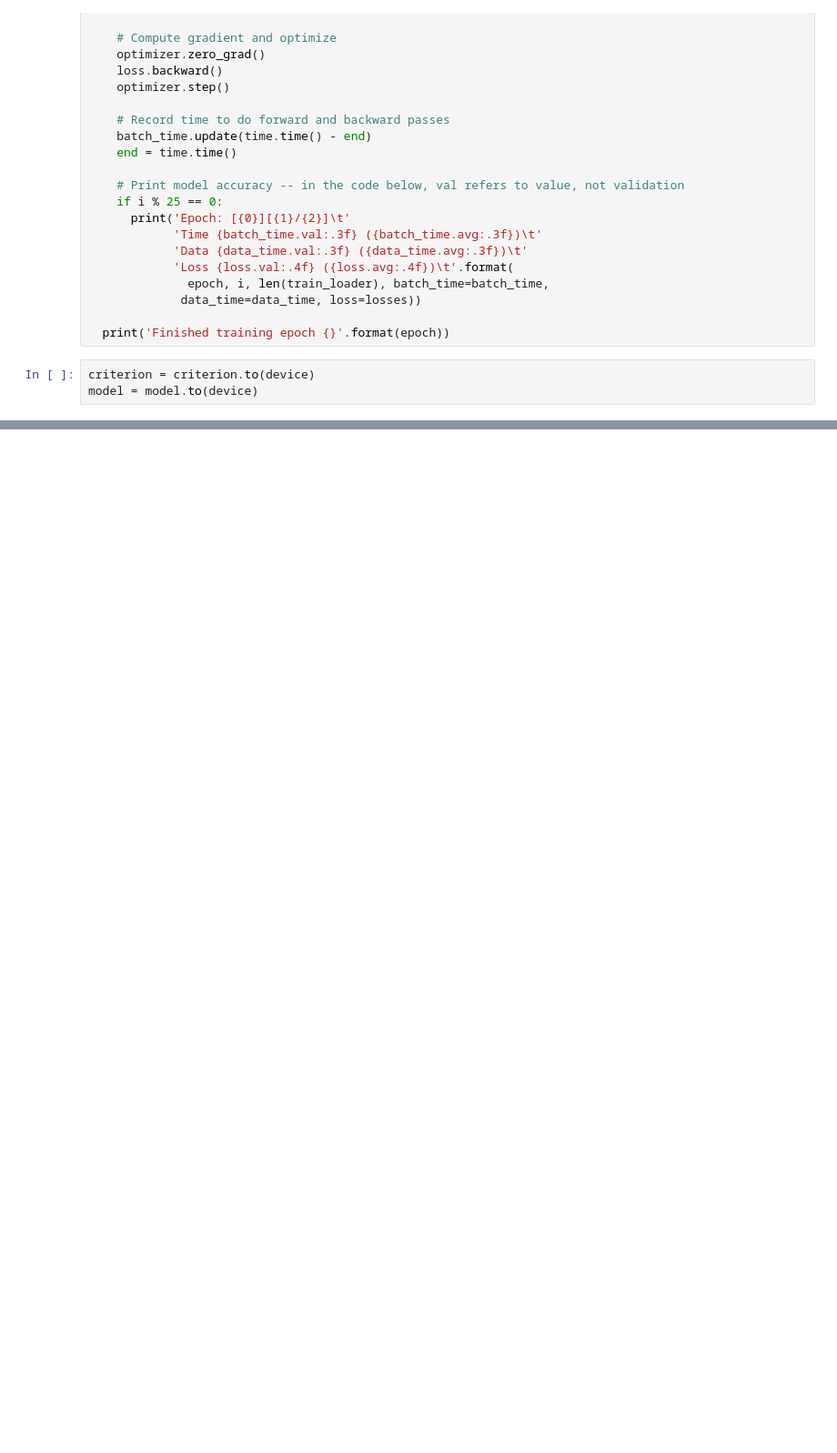
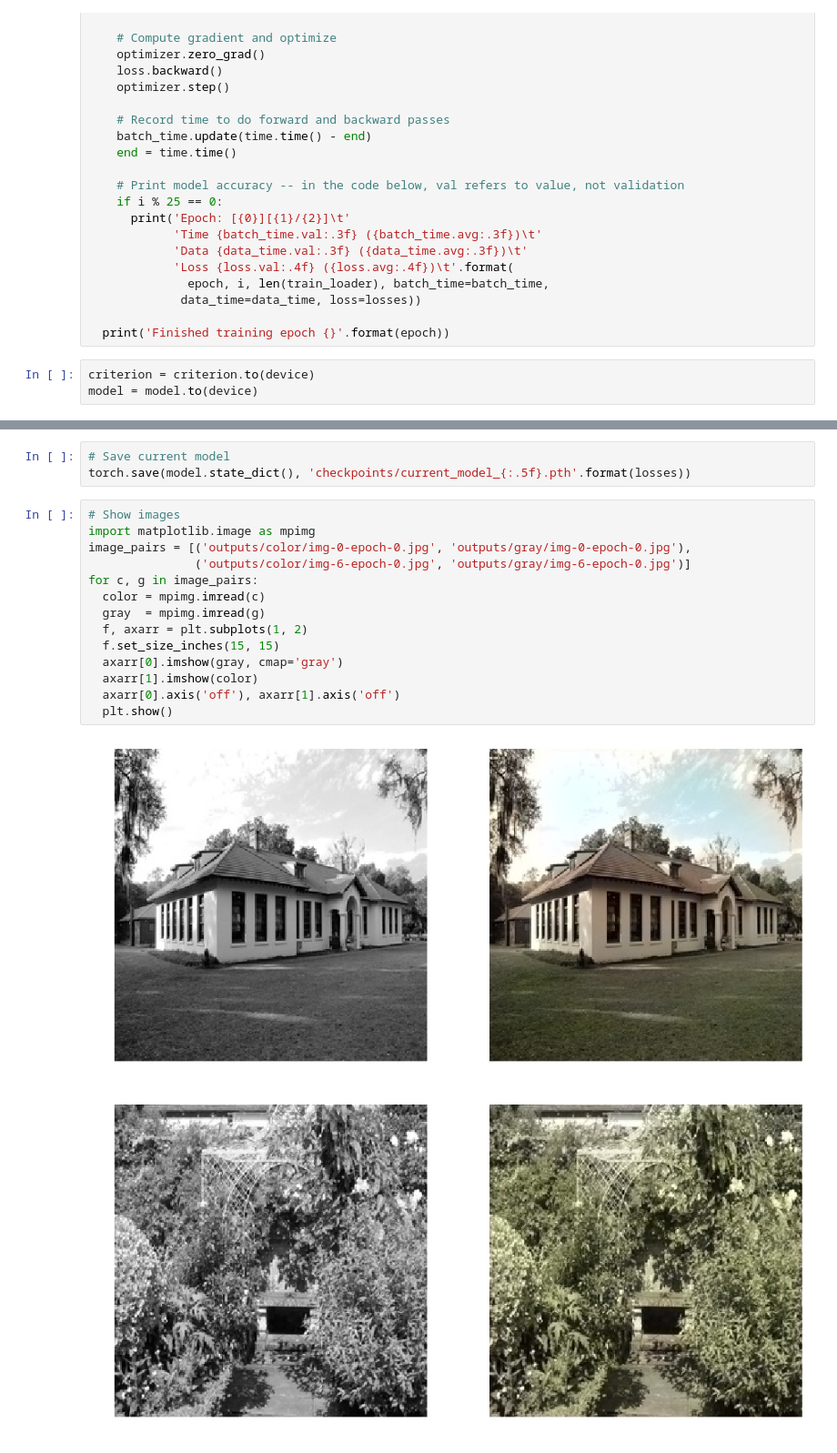
Before and after one commit to LjungPer/deep-learning-project, a Jupyter notebook: Project_notebook.ipynb, the cells around one changed output, grey strips where cells are left out. Shown at 91% size. Saved outputs shown, nothing was run; the diff lists cells and outputs as text; blank space fills up the shorter version.

Commit message:
Updated notebook and added model to load

```diff
--- a/Project_notebook.ipynb
+++ b/Project_notebook.ipynb
@@ -402,0 +468,20 @@ for epoch in range(epochs):
+# %%
+# Save current model
+torch.save(model.state_dict(), 'checkpoints/current_model_{:.5f}.pth'.format(losses))
+# %%
+# Show images
+import matplotlib.image as mpimg
+image_pairs = [('outputs/color/img-0-epoch-0.jpg', 'outputs/gray/img-0-epoch-0.jpg'),
+               ('outputs/color/img-6-epoch-0.jpg', 'outputs/gray/img-6-epoch-0.jpg')]
+for c, g in image_pairs:
+  color = mpimg.imread(c)
+  gray  = mpimg.imread(g)
+  f, axarr = plt.subplots(1, 2)
+  f.set_size_inches(15, 15)
+  axarr[0].imshow(gray, cmap='gray')
+  axarr[1].imshow(color)
+  axarr[0].axis('off'), axarr[1].axis('off')
+  plt.show()
+# %% [output]
+[figure, added]
+[figure, added]
```
Also changed, not shown: parts of 11 cells of this notebook, 2 other files.
